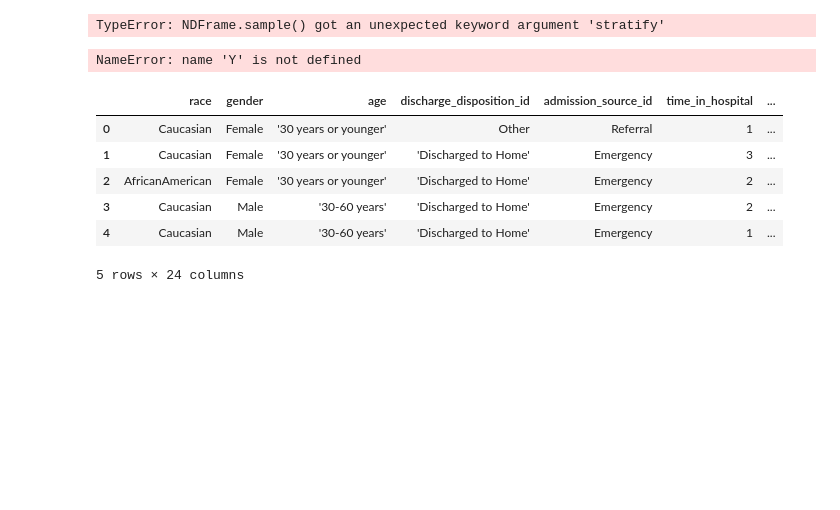
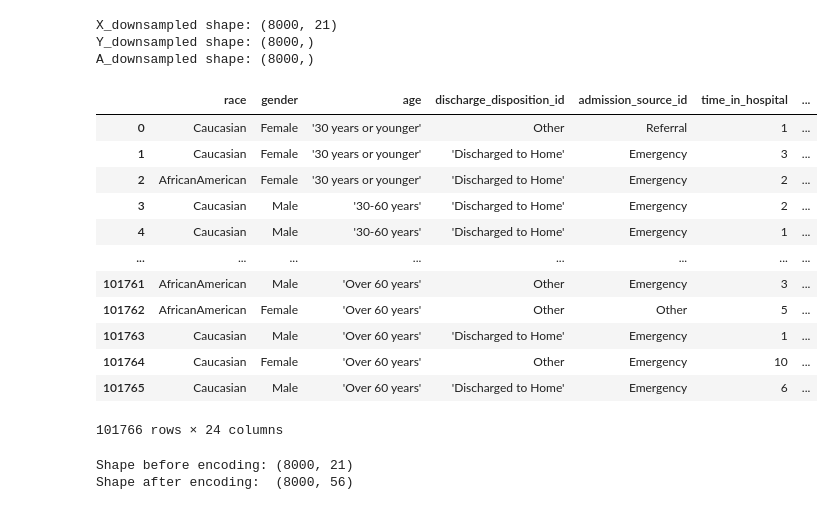
Before and after one commit to tianliiii/Fairlearn, a Jupyter notebook: eval_pipeline.ipynb, the cells around one changed output. Drawn from its saved outputs; the diff is of its cells as text; code cells hidden in the pictures; blank space fills up the shorter version.

```diff
--- a/eval_pipeline.ipynb
+++ b/eval_pipeline.ipynb
@@ -19,36 +21,36 @@ from sklearn.model_selection import train_test_split
 # %%
 # =====================================================
-# 2. Synthetic Data Setup (Replace with your own data)
+# Synthetic Data Setup
 # =====================================================
 
 
 data = fetch_diabetes_hospital()
-X_raw = data.data    # This is a DataFrame
-Y = data.target      # This is a pandas Series of labels
+X_raw = data.data
+Y = data.target
 
 
 df = X_raw.copy()
 df["target"] = Y
 
-# 3. Downsample to ~8k points, stratifying by class (Y).
-df_sampled = df.sample(
-    n=8000,
+# Downsampling
+df_sampled, _ = train_test_split(
+    df,
+    train_size=8000,
     random_state=42,
-    stratify=df["target"]
+    stratify=df["race"]  # Ensuring class distribution is maintained
 )
+drop_candidates = ["readmitted", "readmit_binary", "readmitted", "target","discharge_disposition_id"] # Drop these columns since they are directly related to the target
 
-# 4. Separate features, labels, and sensitive attribute
+# Separate features, labels, and sensitive attribute
 Y_downsampled = df_sampled["target"]
 A_downsampled = df_sampled["race"]          # Protected attribute
-X_downsampled = df_sampled.drop(columns=["race", "target"])
+X_downsampled = df_sampled.drop(columns=drop_candidates)
 
-# (Optional) Check the shape
+# Check shapes
 print("X_downsampled shape:", X_downsampled.shape)
 print("Y_downsampled shape:", Y_downsampled.shape)
 print("A_downsampled shape:", A_downsampled.shape)
 # %% [output]
-TypeError: NDFrame.sample() got an unexpected keyword argument 'stratify'
+X_downsampled shape: (8000, 21)
+Y_downsampled shape: (8000,)
+A_downsampled shape: (8000,)
-# %%
-Y
-# %% [output]
-NameError: name 'Y' is not defined
@@ -57,13 +57,16 @@ data = fetch_diabetes_hospital()
-# %%
-X_raw = data.data
-Y = data.target
 # %%
-X_raw.head()
+X_raw
 # %% [output]
 |  | race | gender | age | discharge_disposition_id | admission_source_id | time_in_hospital | ... |
 | 0 | Caucasian | Female | '30 years or younger' | Other | Referral | 1 | ... |
 | 1 | Caucasian | Female | '30 years or younger' | 'Discharged to Home' | Emergency | 3 | ... |
 | 2 | AfricanAmerican | Female | '30 years or younger' | 'Discharged to Home' | Emergency | 2 | ... |
 | 3 | Caucasian | Male | '30-60 years' | 'Discharged to Home' | Emergency | 2 | ... |
 | 4 | Caucasian | Male | '30-60 years' | 'Discharged to Home' | Emergency | 1 | ... |
+| ... | ... | ... | ... | ... | ... | ... | ... |
+| 101761 | AfricanAmerican | Male | 'Over 60 years' | Other | Emergency | 3 | ... |
+| 101762 | AfricanAmerican | Female | 'Over 60 years' | Other | Other | 5 | ... |
+| 101763 | Caucasian | Male | 'Over 60 years' | 'Discharged to Home' | Emergency | 1 | ... |
+| 101764 | Caucasian | Female | 'Over 60 years' | Other | Emergency | 10 | ... |
+| 101765 | Caucasian | Male | 'Over 60 years' | 'Discharged to Home' | Emergency | 6 | ... |
-5 rows × 24 columns
+101766 rows × 24 columns
@@ -69,0 +78,12 @@ X_raw.head()
+# %%
+X_cat_df = pd.DataFrame(X_cat_array,
+                        columns=encoded_col_names,
+                        index=X_downsampled.index)
+
+# Merge one-hot encoded features with numeric columns
+X_encoded = pd.concat([X_downsampled.drop(columns=cat_cols), X_cat_df], axis=1)
+print(f"Shape before encoding: {X_downsampled.shape}")
+print(f"Shape after encoding:  {X_encoded.shape}")
+# %% [output]
+Shape before encoding: (8000, 21)
+Shape after encoding:  (8000, 56)
```
Also changed, not shown: parts of 6 cells of this notebook.
